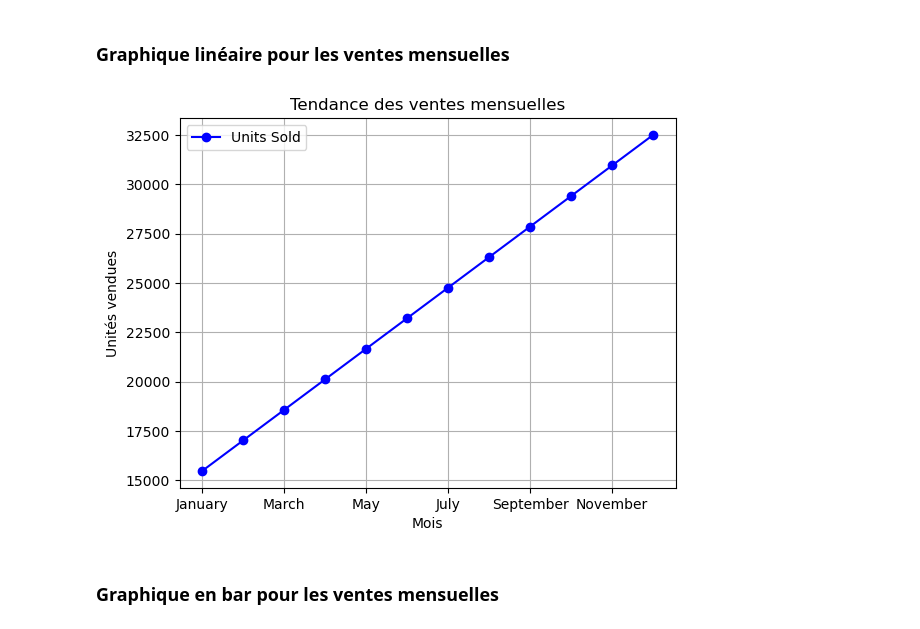
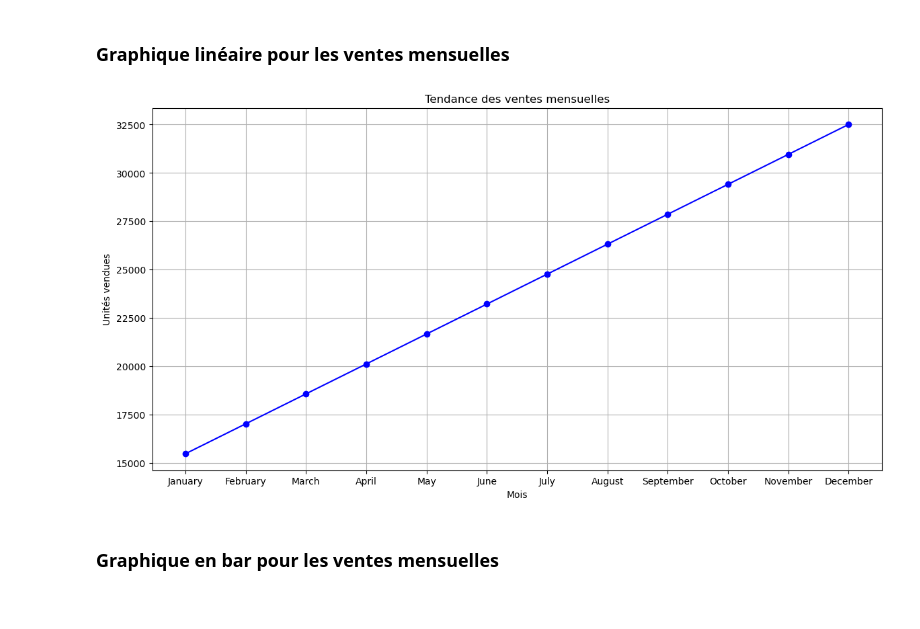
Before and after one commit to GAUTIER1998/Brief, a Jupyter notebook: Mon brief.ipynb, the cells around one changed output. Drawn from its saved outputs; the diff is of its cells as text; code cells hidden in the pictures.

```diff
--- a/Mon brief.ipynb
+++ b/Mon brief.ipynb
@@ -117,16 +117,20 @@ January       15480
 ## Visualisation avec Matplotlib
 # %% [markdown]
 ### Graphique linéaire pour les ventes mensuelles
-# %%
-
-ventes_par_mois.plot( marker='o', color='b')
-plt.title('Tendance des ventes mensuelles')
-plt.xlabel('Mois')
-plt.ylabel('Unités vendues')
-plt.grid(True)
-plt.show()
-# %% [output]
-[figure, removed]
+# %%
+plt.figure(figsize=( 14,7))
+a=ventes_par_mois["Units Sold"]
+b=ventes_par_mois.index.tolist()
+
+plt.plot(b,a,marker='o', color='b')
+plt.title('Tendance des ventes mensuelles')
+plt.xlabel('Mois')
+plt.ylabel('Unités vendues')
+plt.grid(True)
+
+plt.show()
+# %% [output]
+[figure, added]
 # %% [markdown]
 ### Graphique en bar pour les ventes mensuelles
 # %%
```
Also changed, not shown: parts of 2 cells of this notebook.
